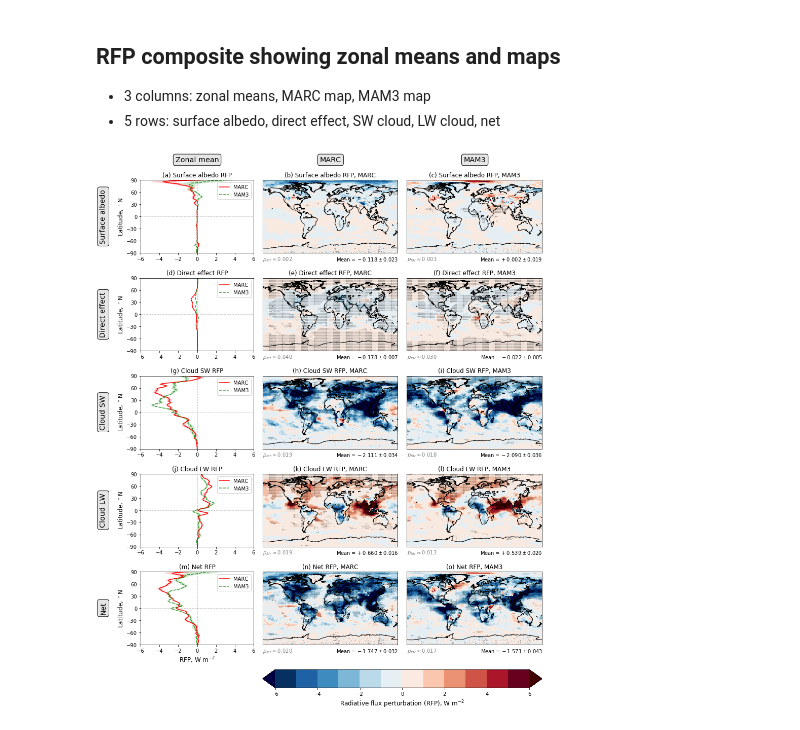
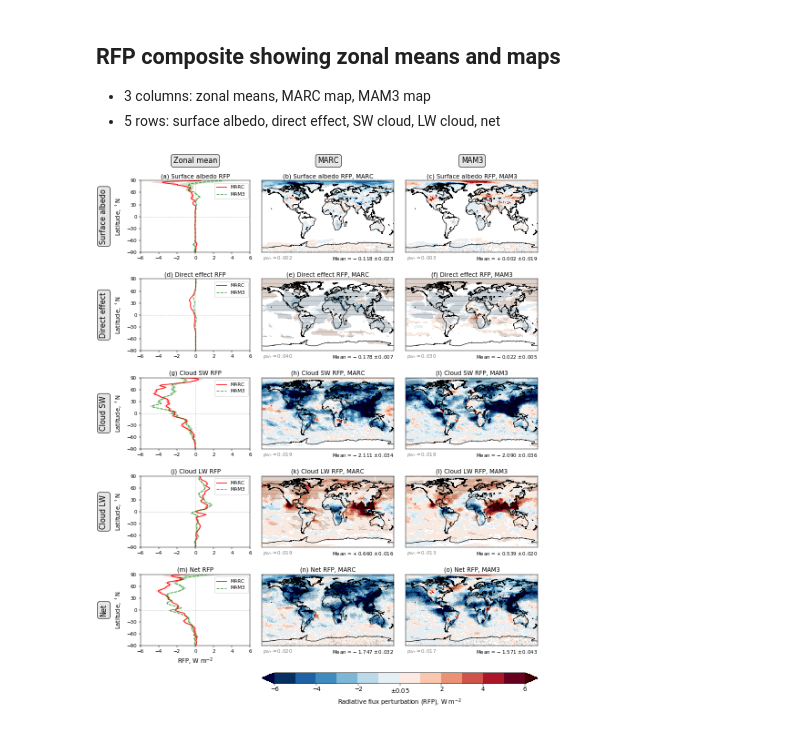
Before and after one commit to grandey/p17c-marc-comparison, a Jupyter notebook: analysis_prelim/analysis_prelim_p17c.ipynb, the cells around one changed output. Cells and saved outputs as stored; diff of their text form; code cells hidden in the pictures.

```diff
--- a/analysis_prelim/analysis_prelim_p17c.ipynb
+++ b/analysis_prelim/analysis_prelim_p17c.ipynb
@@ -12,6 +12,7 @@ Preliminary analysis of CESM simulation output from project [p17c-marc-compariso
 Benjamin S. Grandey, 2017
 # %%
 import climapy
+import matplotlib
 import matplotlib.gridspec as gridspec
 import matplotlib.pyplot as plt
 from mpl_toolkits.basemap import Basemap
@@ -29,6 +30,7 @@ for module in [climapy, np, scipy, xr]:
         pass
 
 %matplotlib inline
+matplotlib.rcParams['figure.dpi']= 40  # reduce resolution of inline figures to reduce notebook size
 # %% [output]
 climapy.__version__ = 0.0.1+0597060
 numpy.__version__ = 1.13.1
@@ -104,6 +106,10 @@ def zonal_mean_line_plot(year='2000', model_var_dict={'mam3': 'BURDENPOM'},
             # Calculate zonal means
             zm1 = data1.mean(dim='lon')
             zm2 = data2.mean(dim='lon')
+            # If 3D field, get data for surface
+            if 'lev' in zm1.dims:
+                zm1 = zm1.isel(lev=-1)
+                zm2 = zm2.isel(lev=-1)
             # Plot line - showing difference of means across time
             tm1 = zm1.mean(dim='time')[var_name].data.flatten() * sf
             tm2 = zm2.mean(dim='time')[var_name].data.flatten() * sf
@@ -365,7 +580,7 @@ fig.savefig('local/rfp_zonal_means.pdf', bbox_inches='tight')
 ## Function to produce map of differences
 # %%
 def difference_map(year='2000-1850', model='marc', var_name='cFNTOA',
-                   sf=None, vmin=-5, vmax=5, cmap=None,
+                   sf=None, vmin=-6, vmax=6, whiteout='0.0', cmap=None,
                    title=None,
                    ax=None):
     # Case 1: 2000-1850 difference
@@ -398,12 +613,12 @@ def difference_map(year='2000-1850', model='marc', var_name='cFNTOA',
         tm = data.mean(dim='time')[var_name].data
         tm_list.append(tm)
     tm_diff = tm_list[0] - tm_list[1]  # difference
-    # Calculate statistical significance
+    # Find where statistically significant and larger than whiteout value
     p_values = stats.ttest_ind(data_list[0][var_name].data,
                                data_list[1][var_name].data,
                                equal_var=False)[1]  # Welch's t-test
     p_fdr = climapy.stats_fdr(p_values, alpha=0.05)  # p-value threshold
-    w_sig = np.where(p_values.ravel() <= p_fdr)
+    w_sig = np.where((p_values.ravel() <= p_fdr) & (np.abs(tm_diff.ravel()) > float(whiteout)))
     lon_sig, lat_sig = np.meshgrid(data_list[0]['lon'].data, data_list[1]['lat'].data)
     lon_sig = lon_sig.ravel()[w_sig]
     lat_sig = lat_sig.ravel()[w_sig]
@@ -415,7 +630,8 @@ def difference_map(year='2000-1850', model='marc', var_name='cFNTOA',
     bm = Basemap(llcrnrlat=-90.0, urcrnrlat=90.0, llcrnrlon=lon0, urcrnrlon=360.0+lon0, ax=ax)
     bm.drawcoastlines(ax=ax)
     # Plot field and stippling
-    im = ax.imshow(np.ma.masked_equal(tm_diff, 0), extent=[lon0, 360+lon0, -lat0, lat0],
+    im = ax.imshow(np.ma.masked_inside(tm_diff, -1*float(whiteout), float(whiteout)),
+                   extent=[lon0, 360+lon0, -lat0, lat0],
                    vmin=vmin, vmax=vmax, cmap=cmap, aspect='auto')
     ax.scatter(lon_sig, lat_sig, marker='.', s=0.05, c='k')
     # Annotate with p-value threshold
@@ -470,10 +686,11 @@ if False:
 # %%
 fig = plt.figure(figsize=(12, 15))
 gs = gridspec.GridSpec(6, 3,  # 6th row is for colorbar
-                       height_ratios=[4, 4, 4, 4, 4, 1], width_ratios=[2.5, 3, 3])
+                       height_ratios=[1, 1, 1, 1, 1, 0.15], width_ratios=[2.5, 3, 3])
 axs = []  # list to hold axes
 tm_diff_list = []  # list to hold difference fields from maps - for colorbar extension choice
 xlim = [-6, 6]  # x-axis and colorbar range
+whiteout = '0.05'  # mask values with small magnitude
 xticks = np.arange(-6, 7, 2)
 # Loop over variables (rows)
 for var_long, r in zip(['Surface albedo', 'Direct effect', 'Cloud SW', 'Cloud LW', 'Net'], range(5)):
@@ -506,34 +723,40 @@ for var_long, r in zip(['Surface albedo', 'Direct effect', 'Cloud SW', 'Cloud LW
             rotation=90,
             bbox={'boxstyle': 'round', 'fc': '0.9', 'ec': 'k'})
     # 2nd & 3rd columns: maps
     for model, c in zip(['marc', 'mam3'], range(1, 3)):
         ax = plt.subplot(gs[r, c])
         axs.append(ax)
         title = '({}) {} RFP, {}'.format(chr(97+r*3+c), var_long, model.upper())
         ax, im, tm_diff = difference_map(year='2000-1850', model=model, var_name=model_var_dict[model],
-                                         vmin=xlim[0], vmax=xlim[1], title=title, ax=ax)
+                                         vmin=xlim[0], vmax=xlim[1], whiteout=whiteout,
+                                         title=title, ax=ax)
         tm_diff_list.append(tm_diff)
 # Colorbar
 tm_diff_max = max([tm_diff.max() for tm_diff in tm_diff_list])
 tm_diff_min = min([tm_diff.min() for tm_diff in tm_diff_list])
 if tm_diff_min < xlim[0] and tm_diff_max > xlim[1]:
     extend = 'both'
 elif tm_diff_min < xlim[0]:
     extend = 'min'
 elif tm_diff_max > xlim[1]:
     extend = 'max'
 else:
     extend = 'neither'
-cbar = fig.colorbar(im, cax=plt.subplot(gs[5, 1:]), orientation='horizontal', ticks=xticks, extend=extend)
+cbar = fig.colorbar(im, cax=plt.subplot(gs[5, 1:]), orientation='horizontal',
+                    ticks=xticks, extend=extend)
+tick_labels = [item.get_text() for item in cbar.ax.get_xticklabels()]
+tick_labels[3] = '$\pm$' + whiteout
+cbar.ax.set_xticklabels(tick_labels, fontsize='large')
 cbar.set_label(r'Radiative flux perturbation (RFP), W m$^{-2}$', fontsize='large')
 # Column titles
 for ax, title in zip(axs[0:3], ['Zonal mean', 'MARC', 'MAM3']):
     ax.text(0, 140, title,
             fontsize='x-large', verticalalignment='center', horizontalalignment='center',
             bbox={'boxstyle': 'round, pad=0.3', 'fc': '0.9', 'ec': 'k'})
 # Prevent overlapping labels
 fig.tight_layout()
 # Save
-fig.savefig('local/rfp_zonal_means_and_maps.pdf', bbox_inches='tight')
+fig.savefig('local/rfp_zonal_means_and_maps.pdf', bbox_inches='tight', dpi=150)
+fig.savefig('local/rfp_zonal_means_and_maps.png', bbox_inches='tight', dpi=600)
 # %% [output]
-[figure, old version]
+[figure, new version]
```
Also changed, not shown: parts of 10 cells of this notebook.
